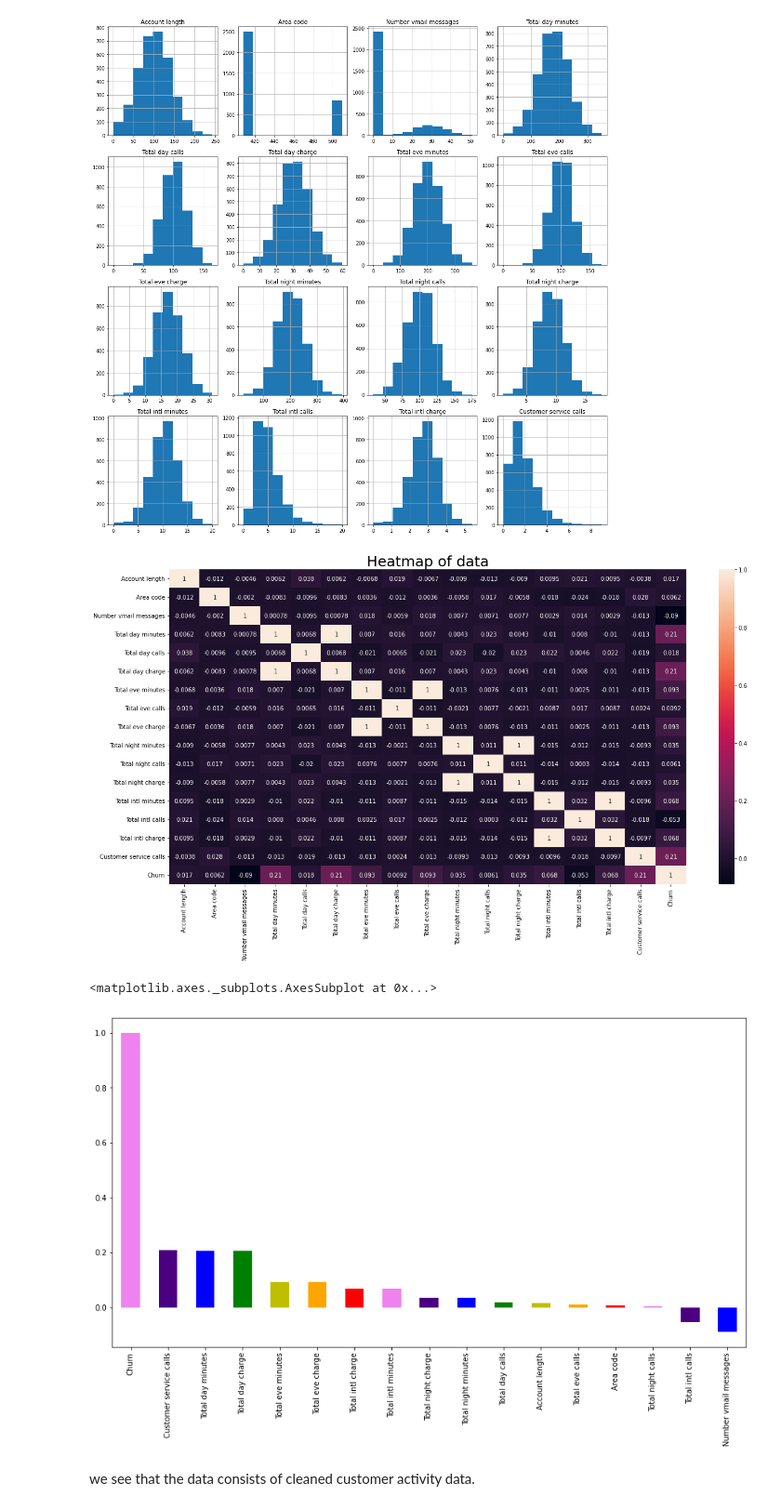
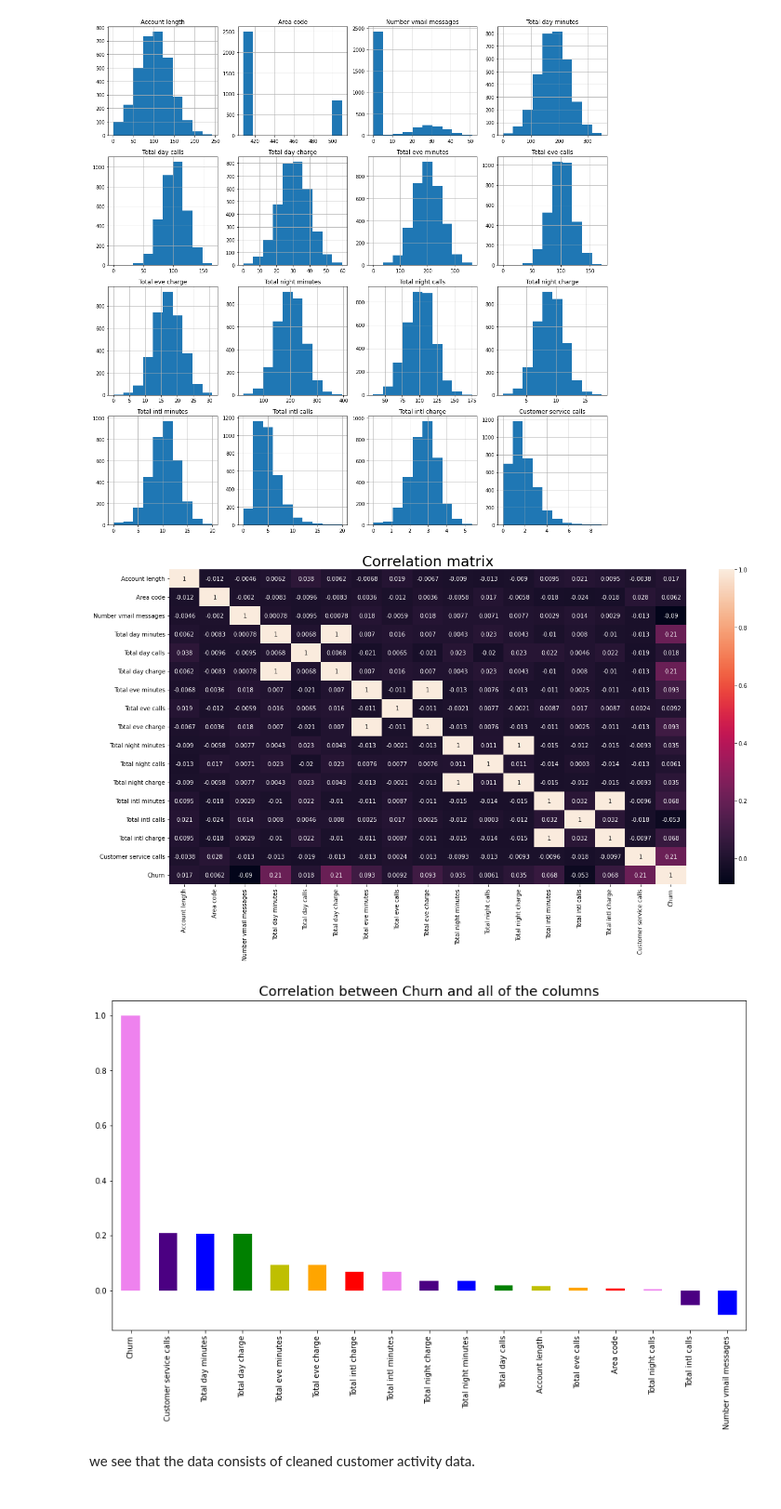
Before and after one commit to Roy-Subhankar/Telecom-Churn-Analysis, a Jupyter notebook: Subhankar_Roy_Telecom_Churn_Analysis_Capstone_Project.ipynb, the cells around one changed output. Shown: that part at 93% size. Saved outputs shown, nothing was run; the diff lists cells and outputs as text; code cells hidden in the pictures.

```diff
--- a/Subhankar_Roy_Telecom_Churn_Analysis_Capstone_Project.ipynb
+++ b/Subhankar_Roy_Telecom_Churn_Analysis_Capstone_Project.ipynb
@@ -175,18 +190,20 @@ plt.tight_layout();
 # %% [output]
 [figure]
 # %%
-#To find correlation
+#Correlation matrix
 plt.rcParams["figure.figsize"] = (20,10)
 sns.heatmap(dataset.corr(),annot = True)
-plt.title("Heatmap of data",fontsize= 25)
+plt.title("Correlation matrix",fontsize= 25)
 plt.show()
 # %% [output]
-[figure, old version]
+[figure, new version]
 # %%
+#Correlation between Churn and all of the columns
 plt.figure(figsize=(15,8))
 dataset.corr()['Churn'].sort_values(ascending = False).plot(kind='bar',color = ['violet','indigo','b','g','y','orange','r'])
+plt.title('Correlation between Churn and all of the columns',fontsize=18)
+plt.show()
 # %% [output]
-<matplotlib.axes._subplots.AxesSubplot at 0x...>
-[figure, old version]
+[figure, new version]
 # %% [markdown]
 we see that the data consists of cleaned customer activity data.
```
Also changed, not shown: parts of 93 cells of this notebook.
